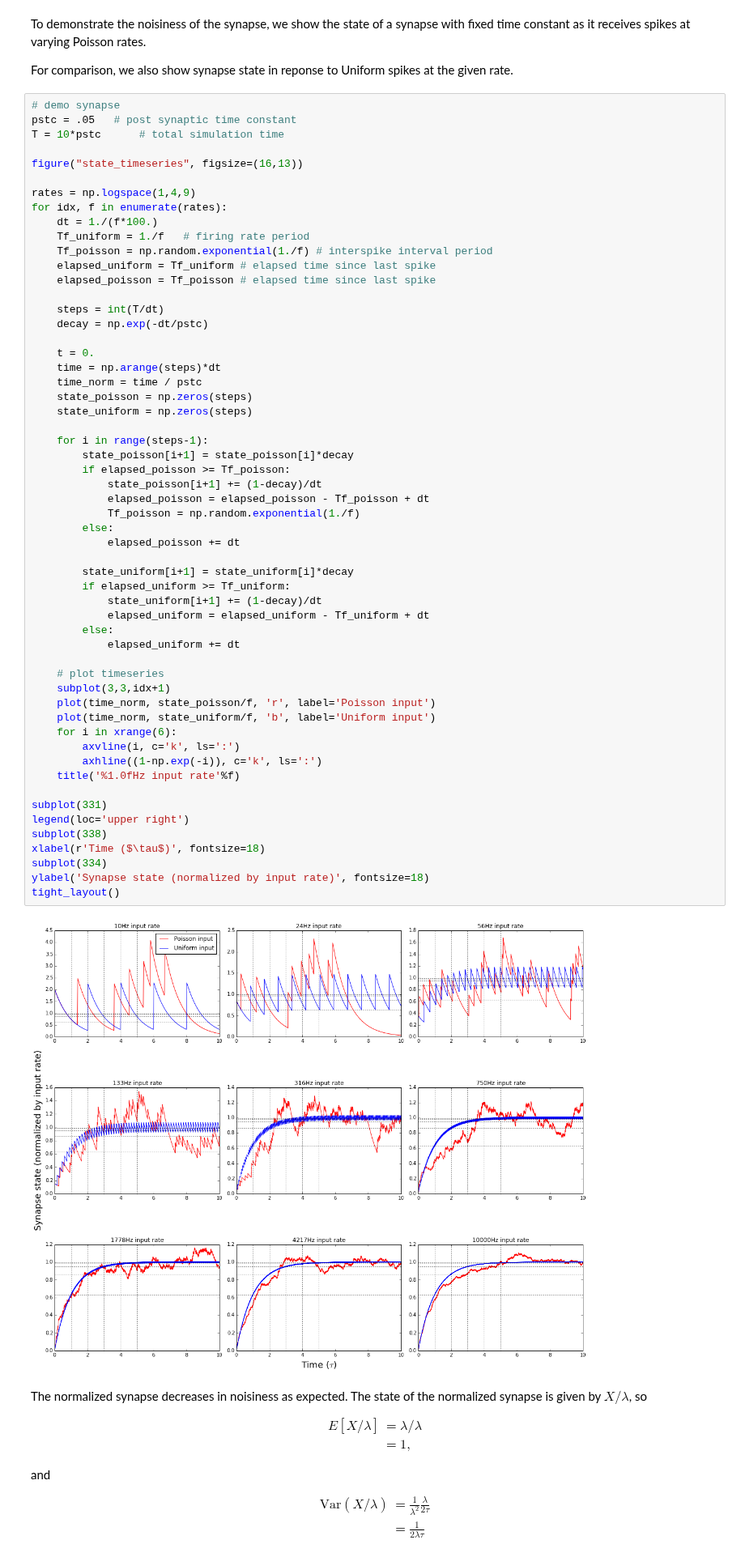
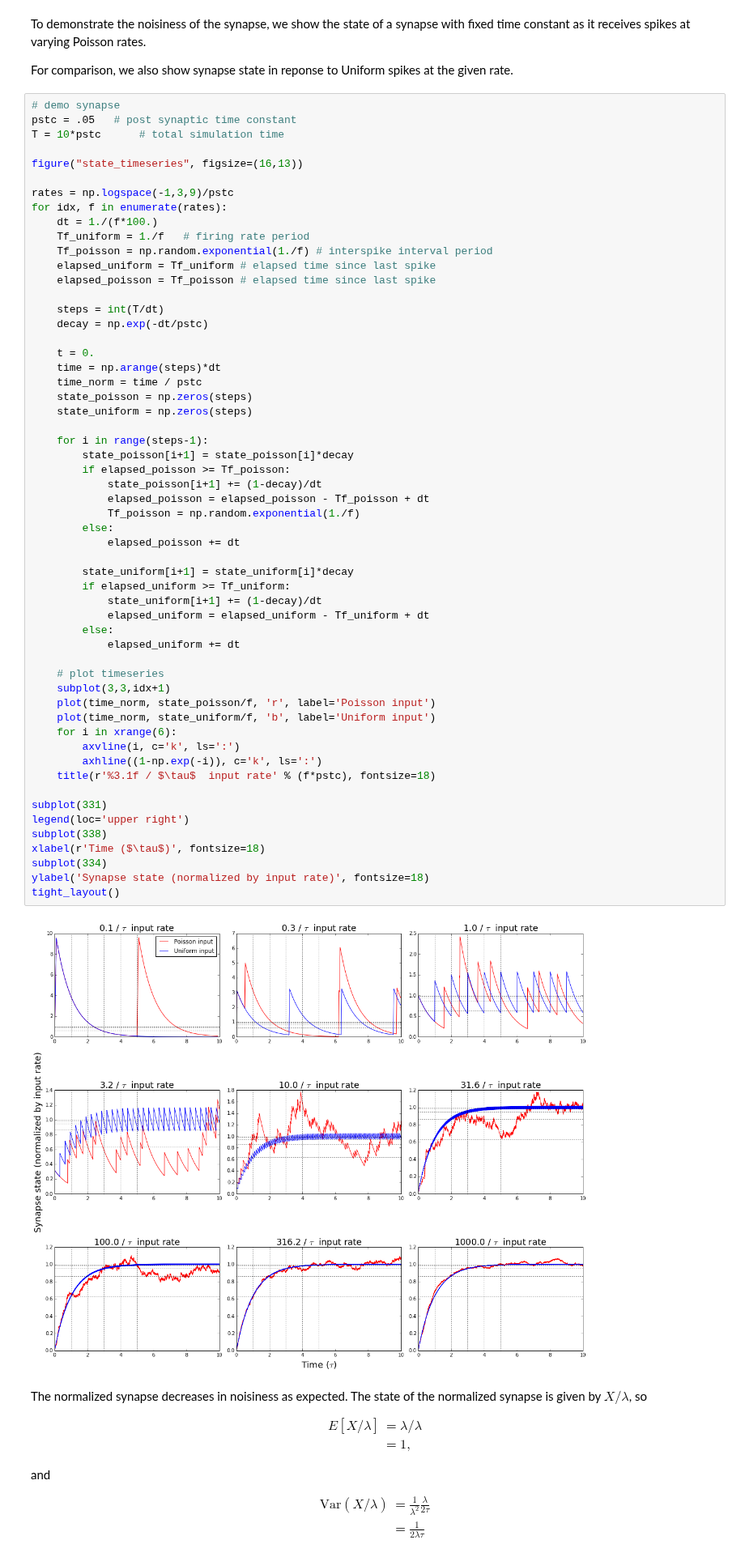
Before and after one commit to samfok/notebooks, a Jupyter notebook: synapse/synapse_SNR.ipynb, the cells around one changed output. Shown at 81% size. Drawn from its saved outputs; the diff is of its cells as text.

```diff
--- a/synapse/synapse_SNR.ipynb
+++ b/synapse/synapse_SNR.ipynb
@@ -403,7 +402,7 @@ T = 10*pstc      # total simulation time
 
 figure("state_timeseries", figsize=(16,13))
 
-rates = np.logspace(1,4,9)
+rates = np.logspace(-1,3,9)/pstc
 for idx, f in enumerate(rates):
     dt = 1./(f*100.)
     Tf_uniform = 1./f   # firing rate period
@@ -425,35 +424,35 @@ for idx, f in enumerate(rates):
         if elapsed_poisson >= Tf_poisson:
             state_poisson[i+1] += (1-decay)/dt
             elapsed_poisson = elapsed_poisson - Tf_poisson + dt
             Tf_poisson = np.random.exponential(1./f)
         else:
             elapsed_poisson += dt
 
         state_uniform[i+1] = state_uniform[i]*decay
         if elapsed_uniform >= Tf_uniform:
             state_uniform[i+1] += (1-decay)/dt
             elapsed_uniform = elapsed_uniform - Tf_uniform + dt
         else:
             elapsed_uniform += dt
 
     # plot timeseries
     subplot(3,3,idx+1)
     plot(time_norm, state_poisson/f, 'r', label='Poisson input')
     plot(time_norm, state_uniform/f, 'b', label='Uniform input')
     for i in xrange(6):
         axvline(i, c='k', ls=':')
         axhline((1-np.exp(-i)), c='k', ls=':')
-    title('%1.0fHz input rate'%f)
+    title(r'%3.1f / $\tau$  input rate' % (f*pstc), fontsize=18)
 
 subplot(331)
 legend(loc='upper right')
 subplot(338)
 xlabel(r'Time ($\tau$)', fontsize=18)
 subplot(334)
 ylabel('Synapse state (normalized by input rate)', fontsize=18)
 tight_layout()
 # %% [output]
-[figure, old version]
+[figure, new version]
 # %% [markdown]
 The normalized synapse decreases in noisiness as expected. The state of the normalized synapse is given by $X/\lambda$, so
 
```
Also changed, not shown: parts of 4 cells of this notebook.
